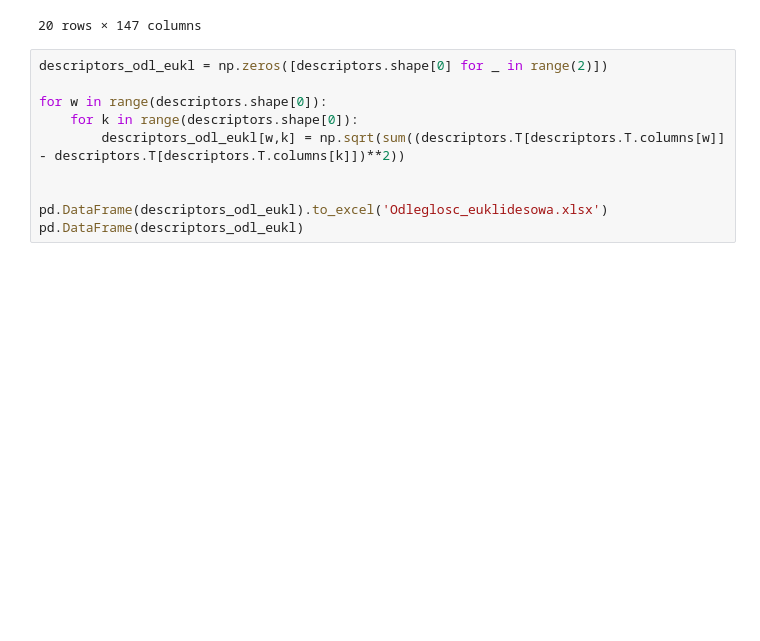
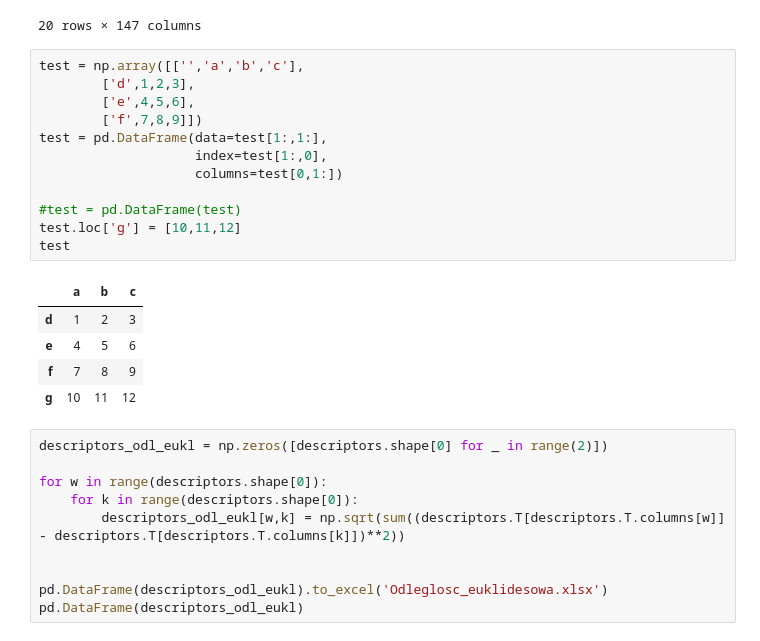
Before and after one commit to Kubabob/chemical-data-explorer, a Jupyter notebook: hca.ipynb, the cells around one changed output. Cells and saved outputs as stored; diff of their text form; blank space fills up the shorter version.

```diff
--- a/hca.ipynb
+++ b/hca.ipynb
@@ -131,6 +131,24 @@ descriptors
 | 18 | 0.623064 | 0.623064 | -1.190354 | 0.129576 | 2.098781 | -0.938979 | -0.326335 | ... |
 | 19 | -1.334197 | -1.334197 | 2.644759 | -0.775196 | -0.448069 | -0.211615 | -0.553222 | ... |
 20 rows × 147 columns
+# %%
+test = np.array([['','a','b','c'],
+        ['d',1,2,3],
+        ['e',4,5,6],
+        ['f',7,8,9]])
+test = pd.DataFrame(data=test[1:,1:],
+                    index=test[1:,0],
+                    columns=test[0,1:])
+
+#test = pd.DataFrame(test)
+test.loc['g'] = [10,11,12]
+test
+# %% [output]
+|  | a | b | c |
+| d | 1 | 2 | 3 |
+| e | 4 | 5 | 6 |
+| f | 7 | 8 | 9 |
+| g | 10 | 11 | 12 |
 # %%
 descriptors_odl_eukl = np.zeros([descriptors.shape[0] for _ in range(2)])
 
```
Also changed, not shown: parts of 9 cells of this notebook, 2 other files.
